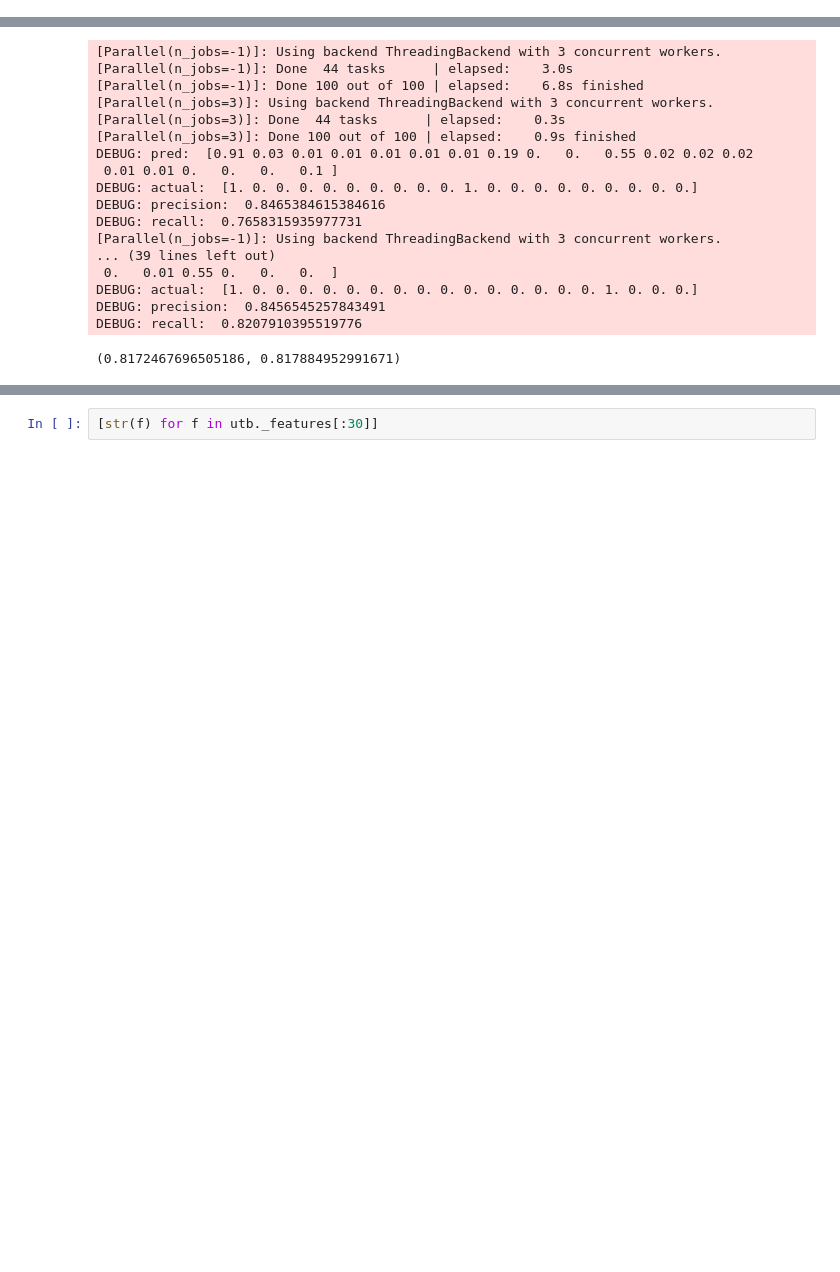
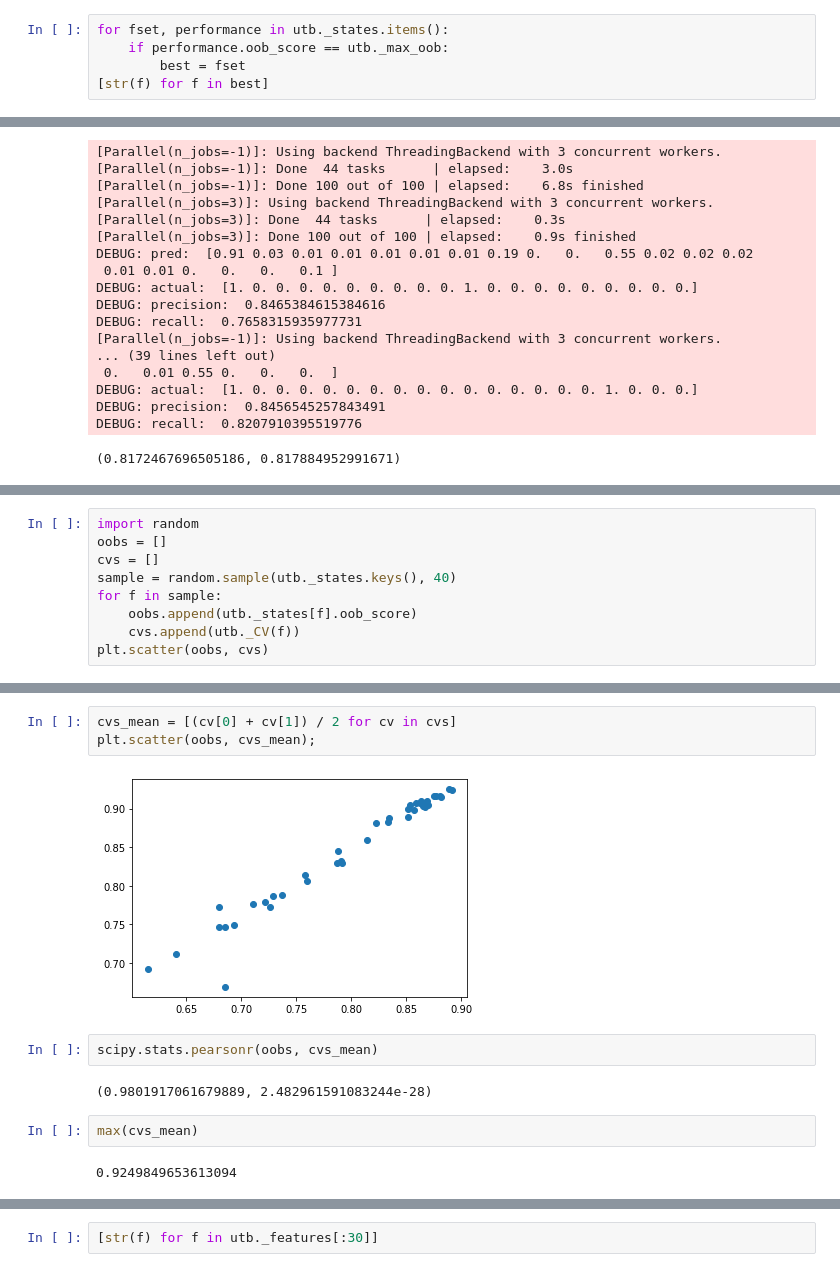
Before and after one commit to petervdonovan/CitationParser, a Jupyter notebook: UncertainTaggerBuilderTest.ipynb, the cells around one changed output, grey strips where cells are left out. Saved outputs shown, nothing was run; the diff lists cells and outputs as text; blank space fills up the shorter version.

```diff
--- a/UncertainTaggerBuilderTest.ipynb
+++ b/UncertainTaggerBuilderTest.ipynb
@@ -175,0 +260,5 @@ DEBUG: recall:  0.8610430521526077
+# %%
+for fset, performance in utb._states.items():
+    if performance.oob_score == utb._max_oob:
+        best = fset
+[str(f) for f in best]
@@ -197,0 +386,9 @@ DEBUG: recall:  0.8207910395519776
+# %%
+import random
+oobs = []
+cvs = []
+sample = random.sample(utb._states.keys(), 40)
+for f in sample:
+    oobs.append(utb._states[f].oob_score)
+    cvs.append(utb._CV(f))
+plt.scatter(oobs, cvs)
@@ -197,0 +414,13 @@ DEBUG: recall:  0.8207910395519776
+# %%
+cvs_mean = [(cv[0] + cv[1]) / 2 for cv in cvs]
+plt.scatter(oobs, cvs_mean);
+# %% [output]
+[figure, added]
+# %%
+scipy.stats.pearsonr(oobs, cvs_mean)
+# %% [output]
+(0.9801917061679889, 2.482961591083244e-28)
+# %%
+max(cvs_mean)
+# %% [output]
+0.9249849653613094
```
Also changed, not shown: parts of 33 cells of this notebook, 1 other file.
